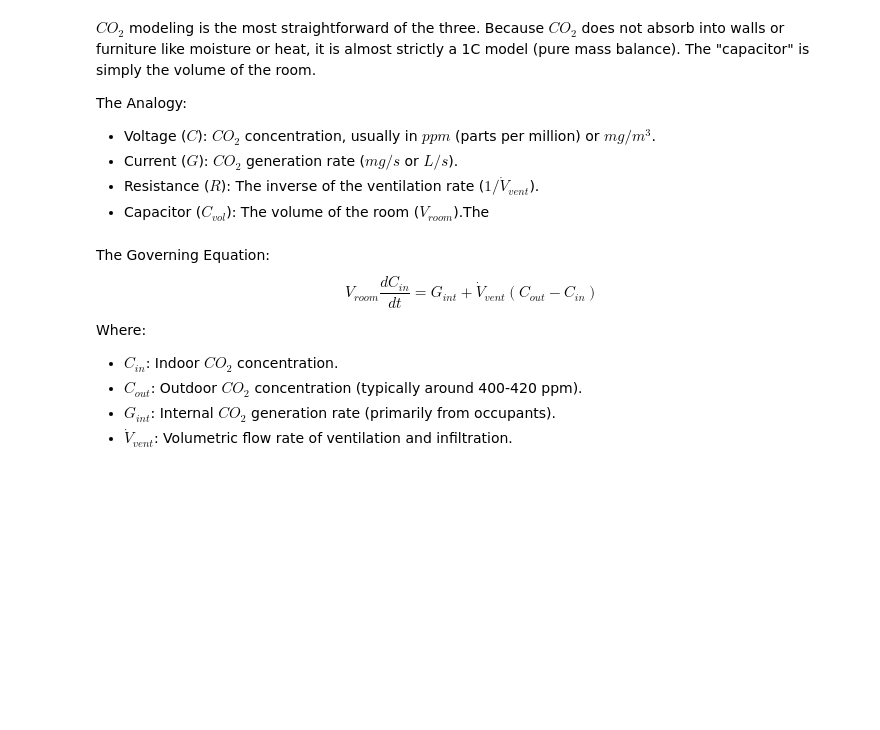
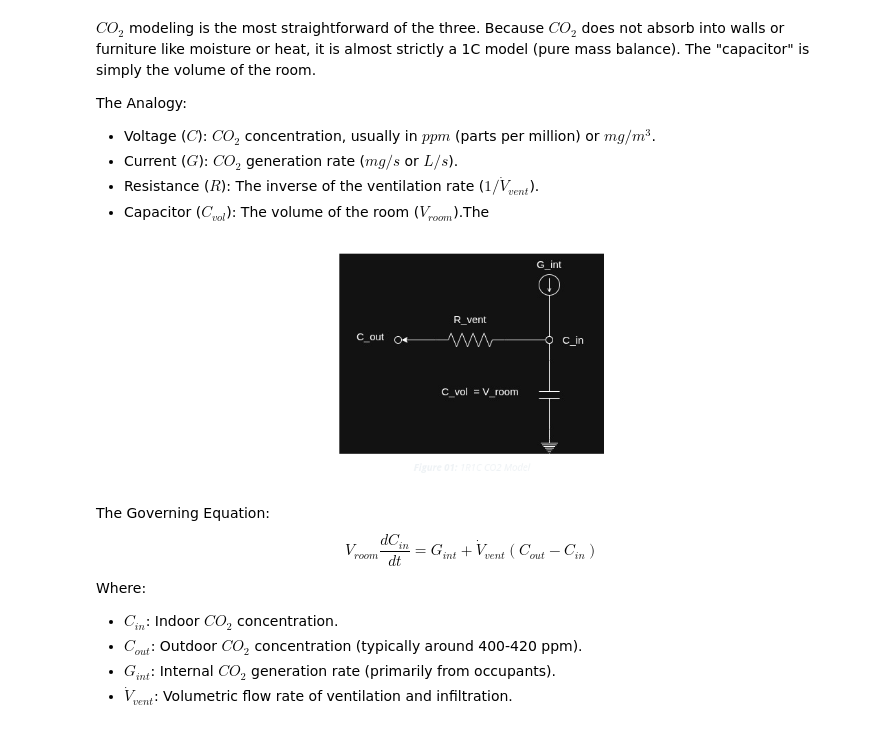
Before and after one commit to janithcyapa/DHCA-Framework, a Jupyter notebook: __marimo__/Thermal_Zone_Modeling.ipynb, the cells around one changed output. Drawn from its saved outputs; the diff is of its cells as text; code cells hidden in the pictures; blank space fills up the shorter version.

```diff
--- a/__marimo__/Thermal_Zone_Modeling.ipynb
+++ b/__marimo__/Thermal_Zone_Modeling.ipynb
@@ -157,6 +170,19 @@ The Analogy:
 - Current ($G$): $CO_2$ generation rate ($mg/s$ or $L/s$).
 - Resistance ($R$): The inverse of the ventilation rate ($1 / \dot{V}_{vent}$).
 - Capacitor ($C_{vol}$): The volume of the room ($V_{room}$).The
+# %%
+mo.vstack(
+    [
+        mo.image(
+            src="https://raw.githubusercontent.com/janithcyapa/DHCA-Framework/main/Images/CO2_model.jpg",
+            alt="1R1C CO2 RC Network"
+        ),
+        mo.md("<div style='text-align: center; font-style: italic;'><b>Figure 01:</b> 1R1C CO2 Model</div>")
+    ],
+    align="center"
+)
+# %% [output]
+[figure, added]
 # %% [markdown]
 The Governing Equation:
 $$V_{room} \frac{dC_{in}}{dt} = G_{int} + \dot{V}_{vent}(C_{out} - C_{in})$$
```
Also changed, not shown: parts of 11 cells of this notebook, 3 other files.
